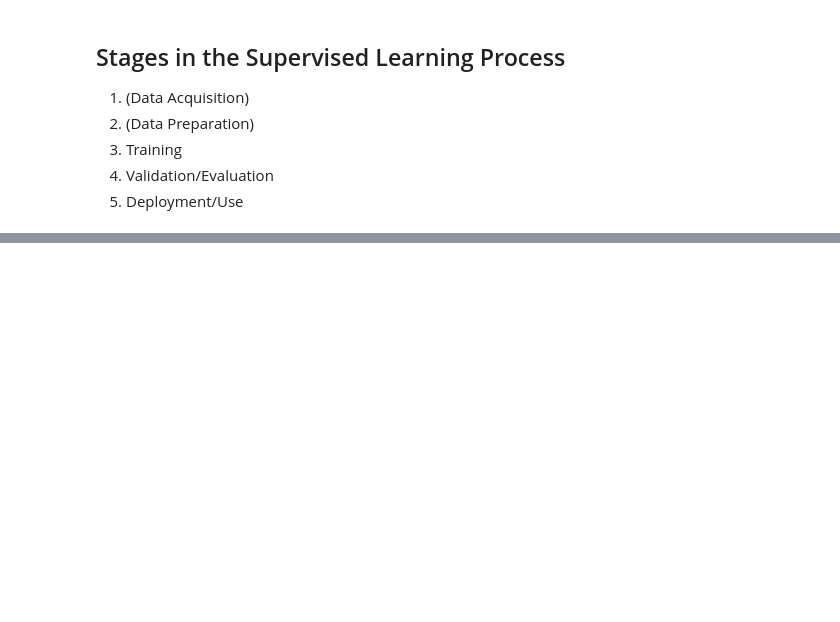
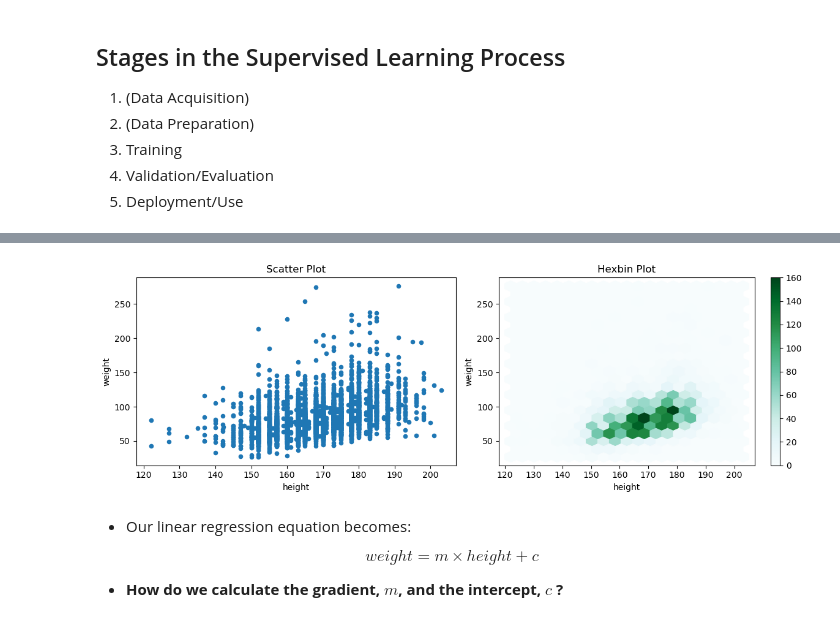
Before and after one commit to stuartbowyer/teaching.bowyer.github.io, a Jupyter notebook: SDSAI/4/Supervised_Learning.ipynb, the cells around one changed output, grey strips where cells are left out. Drawn from its saved outputs; the diff is of its cells as text; code cells hidden in the pictures; blank space fills up the shorter version.

```diff
--- a/SDSAI/4/Supervised_Learning.ipynb
+++ b/SDSAI/4/Supervised_Learning.ipynb
@@ -106,0 +123,17 @@ Demonstrate explain why these are helpful
+# %%
+import matplotlib.pyplot as plt
+fig, axes = plt.subplots(1, 2, figsize=(12, 4))
+axes[0].set_title('Scatter Plot')
+df_day1_vitalsign.plot.scatter('height', 'weight', ax=axes[0])
+axes[1].set_title('Hexbin Plot')
+df_day1_vitalsign.plot.hexbin('height', 'weight', gridsize=20, ax=axes[1])
+plt.tight_layout()
+plt.show()
+# %% [output]
+[figure, added]
+# %% [markdown]
+*   Our linear regression equation becomes:
+
+$$ weight = m \times height + c$$
+
+*   **How do we calculate the gradient, $m$, and the intercept, $c$ ?**
```
Also changed, not shown: parts of 101 cells of this notebook, 11 other files.
